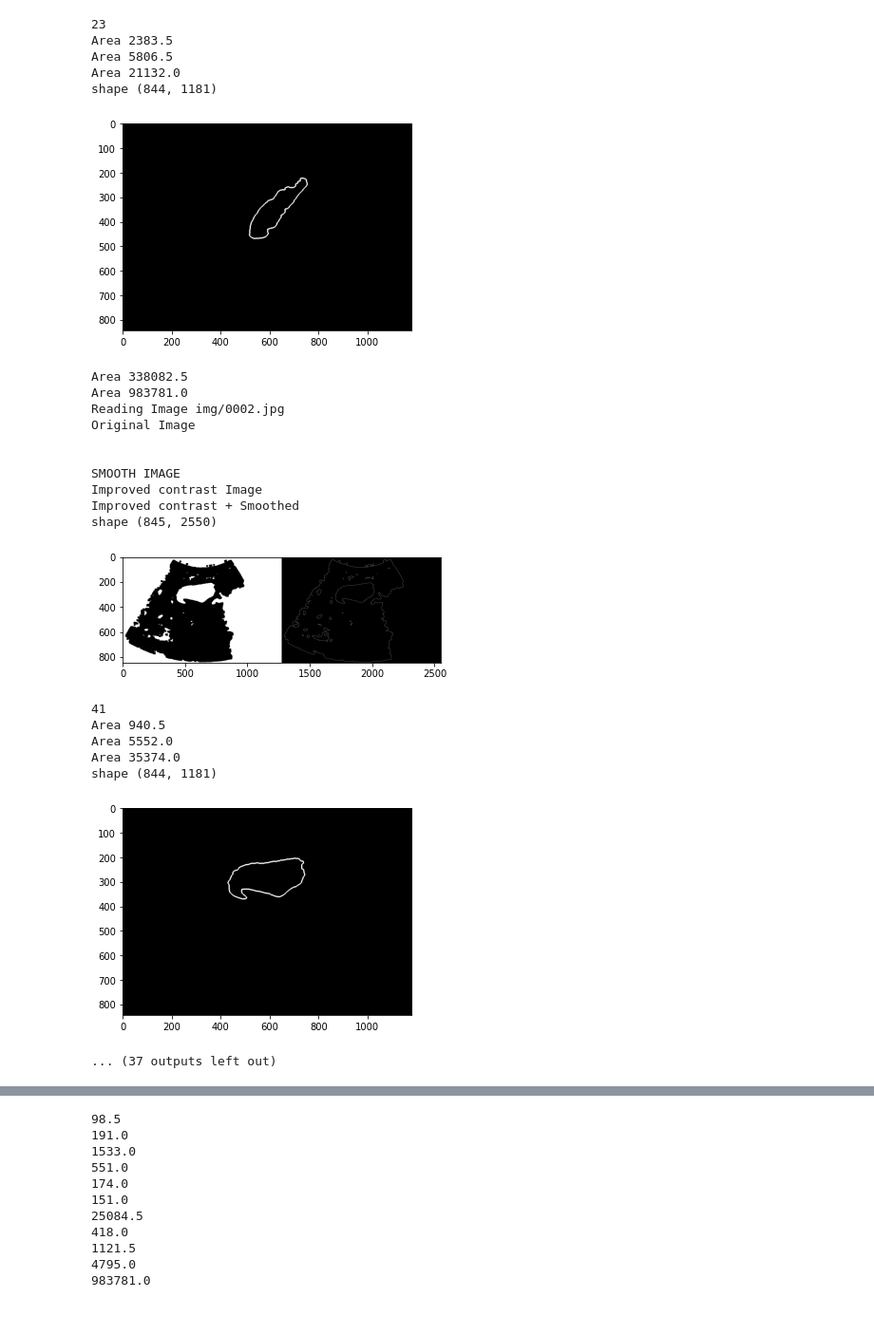
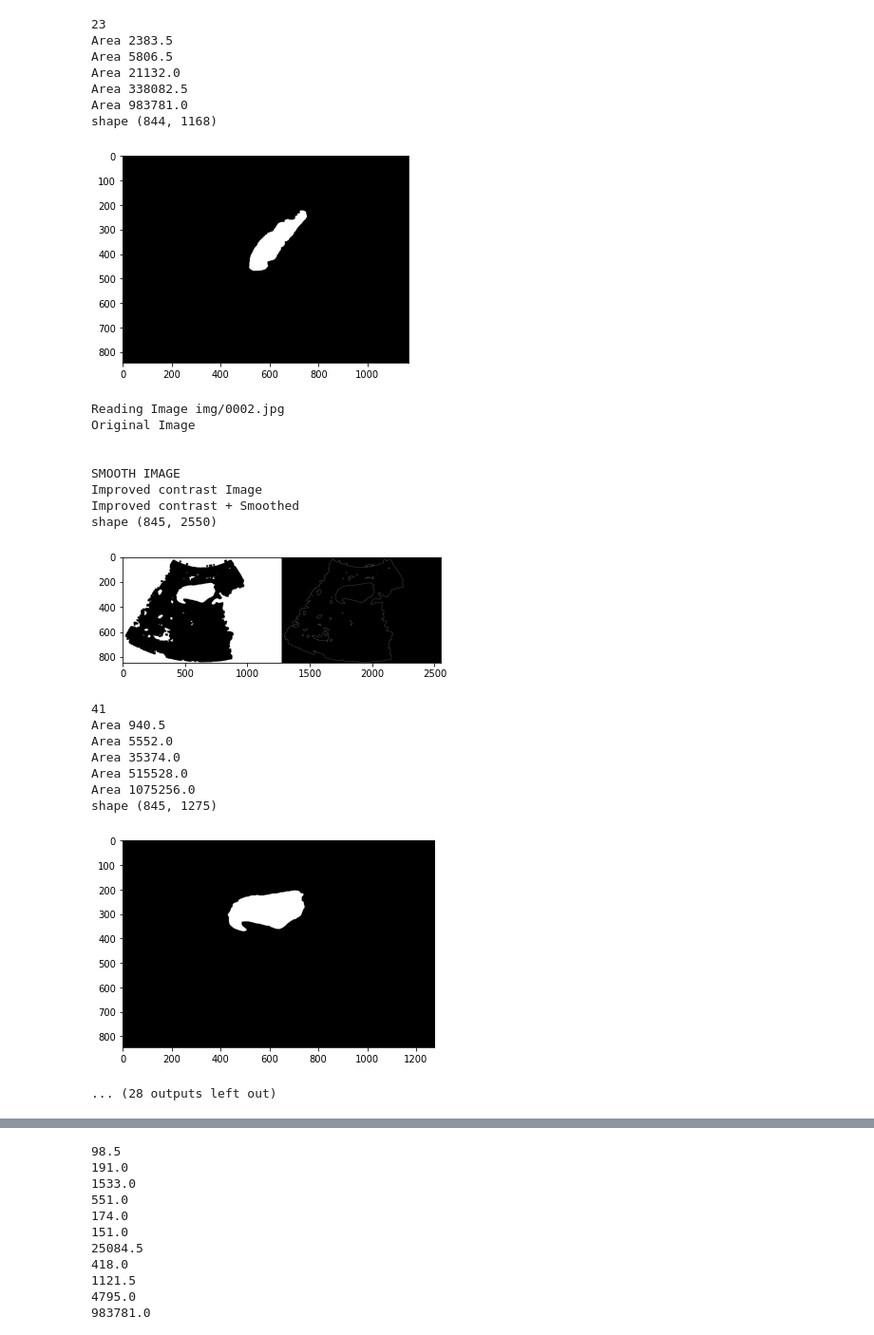
Before and after one commit to CosmoLuminous/Computer-Vision, a Jupyter notebook: A1/binary_mark_v3.ipynb, the cells around one changed output, grey strips where cells are left out. Shown at 95% size. Drawn from its saved outputs; the diff is of its cells as text; code cells hidden in the pictures.

```diff
--- a/A1/binary_mark_v3.ipynb
+++ b/A1/binary_mark_v3.ipynb
@@ -22,10 +22,14 @@ def show_image(img, name="default",save=False):
         if save:
             fig.savefig("plots/"+name+".png", dpi=300, format="png")
     return
+def save_mask(name, mask):
+    cv.imwrite("det/"+name+".png",mask)
+
 
 def generate_mask(img):
     print("Reading Image", img)
     orig_image = cv.imread(img)
+    (H,W,C) = orig_image.shape
     print("Original Image")
     #show_image(orig_image)
 
@@ -68,13 +72,19 @@ def generate_mask(img):
     print(len(contours))
     ctr = sorted(contours, key=cv.contourArea)
     big_ctr = ctr[-5:]
+    filtered_big_ctr = []
     for c in big_ctr:
         area = cv.contourArea(c)
         print("Area",area)
         if area > 10000 and area < 150000:
-            output = np.zeros((844,1181))
-            cv.drawContours(output, c, -1, (255,255,255), 1)
-            show_image(output, img.split("/")[-1][:-4], True)
+            filtered_big_ctr.append(c)
+
+    filtered_big_ctr = sorted(filtered_big_ctr, key=cv.contourArea)
+    gb_ctr = filtered_big_ctr[-1]
+    output = np.zeros((H,W))
+    cv.drawContours(output, [gb_ctr], -1, (255,255,255), -1)
+    show_image(output, img.split("/")[-1][:-4], True)
+    save_mask(img.split("/")[-1][:-4], output)
 
     return contours, hierarchy
 
@@ -115,36 +125,38 @@ Area 994740.0
 Reading Image img/0001.jpg
 Original Image
 
 
 SMOOTH IMAGE
 Improved contrast Image
 Improved contrast + Smoothed
 shape (844, 2336)
 [figure]
 23
 Area 2383.5
 Area 5806.5
 Area 21132.0
-shape (844, 1181)
+Area 338082.5
+Area 983781.0
+shape (844, 1168)
-[figure, old version]
+[figure, new version]
-Area 338082.5
-Area 983781.0
 Reading Image img/0002.jpg
 Original Image
 
 
 SMOOTH IMAGE
 Improved contrast Image
 Improved contrast + Smoothed
 shape (845, 2550)
 [figure]
 41
 Area 940.5
 Area 5552.0
 Area 35374.0
-shape (844, 1181)
+Area 515528.0
+Area 1075256.0
+shape (845, 1275)
-[figure, old version]
+[figure, new version]
-... (37 outputs left out)
+... (28 outputs left out)
 # %%
 print(len(ctr))
 ctr = sorted(ctr, key=cv.contourArea)
```
Also changed, not shown: parts of 4 cells of this notebook, 18 other files.
